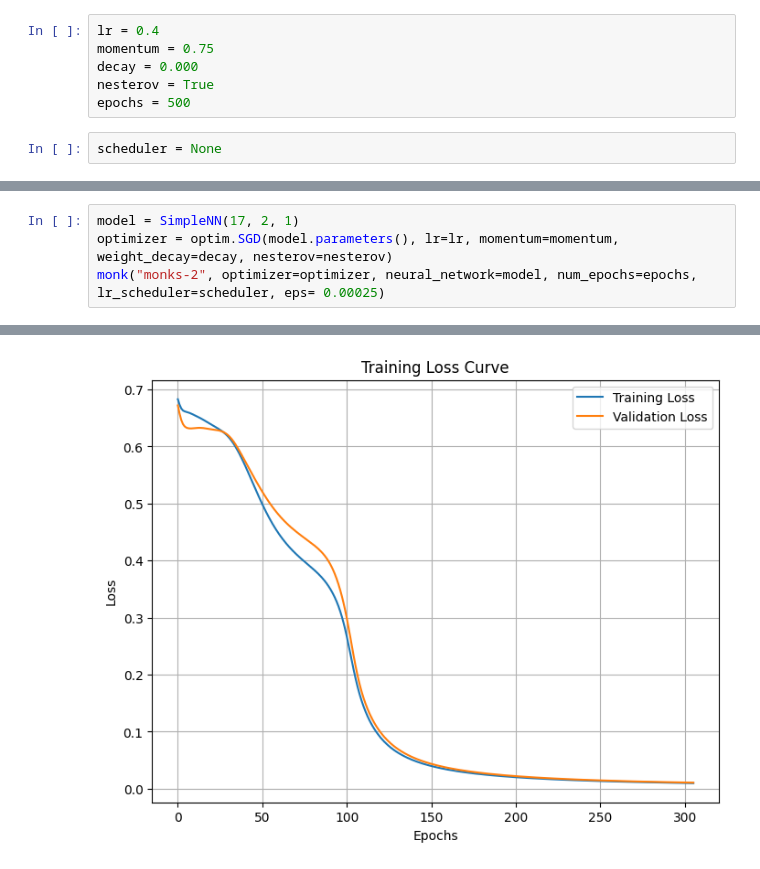
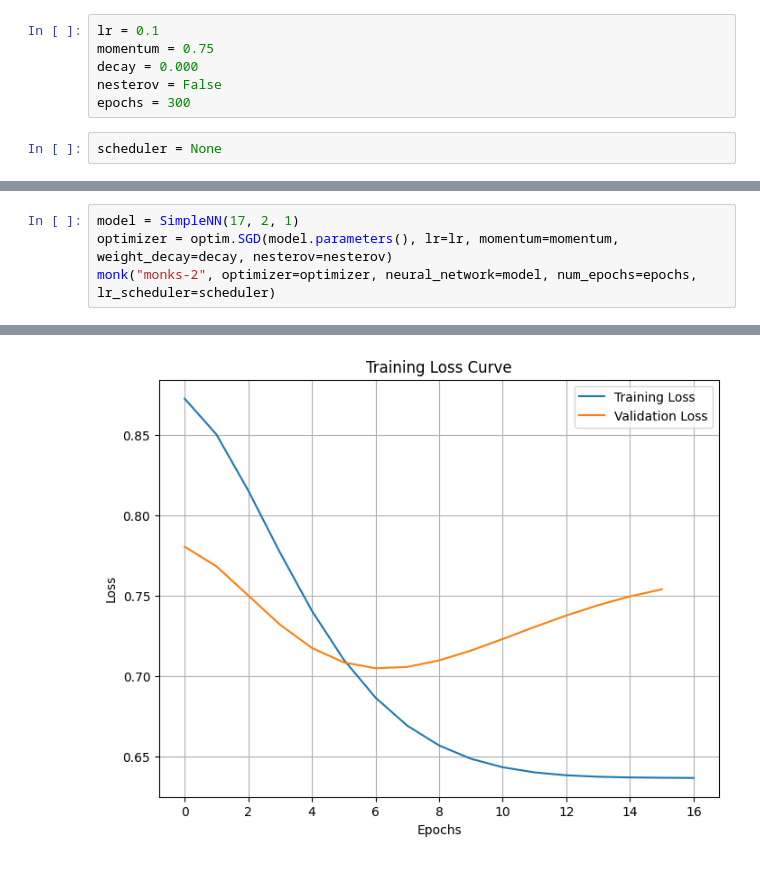
Before and after one commit to Alexthw46/ML, a Jupyter notebook: monks.ipynb, the cells around one changed output, grey strips where cells are left out. Drawn from its saved outputs; the diff is of its cells as text.

```diff
--- a/monks.ipynb
+++ b/monks.ipynb
@@ -3,11 +3,11 @@ from main import *
 from torch import optim
 from torch.optim import lr_scheduler
 # %%
-lr = 0.4
+lr = 0.1
 momentum = 0.75
 decay = 0.000
-nesterov = True
-epochs = 500
+nesterov = False
+epochs = 300
 # %%
 scheduler = None
 # %%
@@ -20,5 +20,5 @@ Test Loss: 0.01983153074979782, Accuracy: 1.0)
 # %%
 model = SimpleNN(17, 2, 1)
 optimizer = optim.SGD(model.parameters(), lr=lr, momentum=momentum, weight_decay=decay, nesterov=nesterov)
-monk("monks-2", optimizer=optimizer, neural_network=model, num_epochs=epochs, lr_scheduler=scheduler, eps= 0.00025)
+monk("monks-2", optimizer=optimizer, neural_network=model, num_epochs=epochs, lr_scheduler=scheduler)
 # %% [output]
@@ -26,2 +26,2 @@ Test Loss: 0.010626201517879963, Accuracy: 1.0)
-[figure, old version]
+[figure, new version]
 # %%
```
Also changed, not shown: parts of 3 cells of this notebook, 1 other file.
